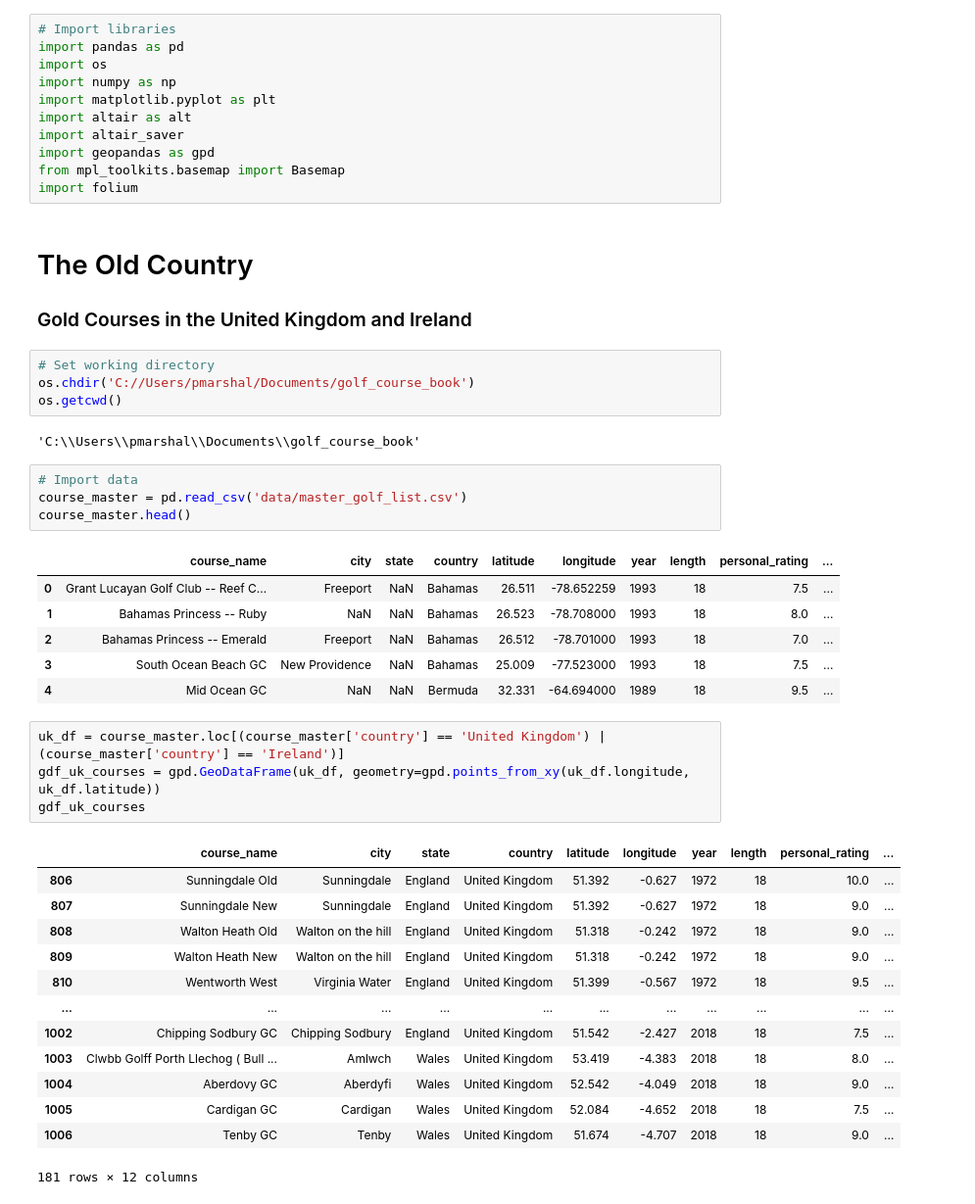
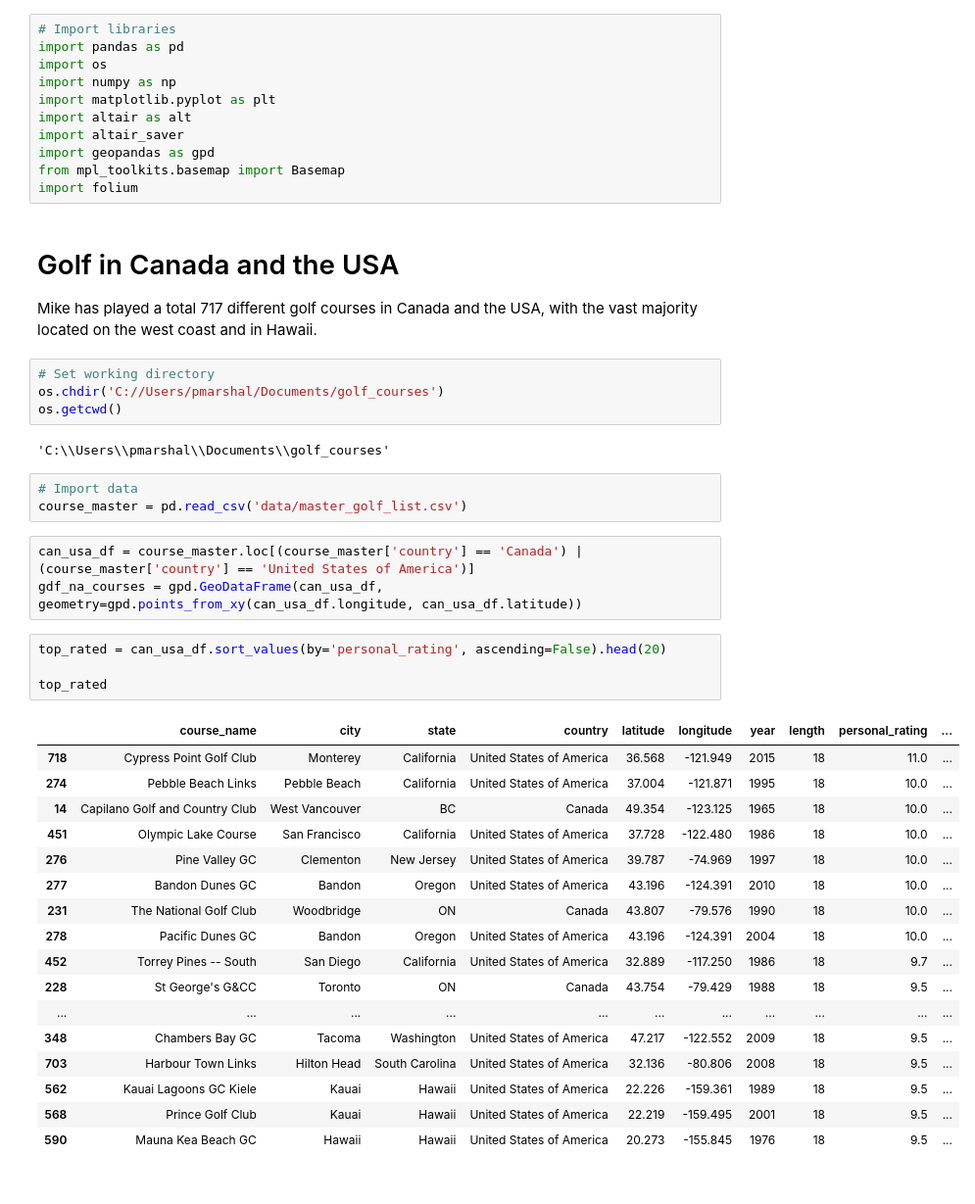
Before and after one commit to pmarshall24/golf_courses, a Jupyter notebook: _build/jupyter_execute/british_columbia.ipynb, the cells around one changed output. Shown at 98% size. Saved outputs shown, nothing was run; the diff lists cells and outputs as text.

```diff
--- a/_build/jupyter_execute/british_columbia.ipynb
+++ b/_build/jupyter_execute/british_columbia.ipynb
@@ -9,41 +9,41 @@ import altair_saver
 import geopandas as gpd
 from mpl_toolkits.basemap import Basemap
 import folium
-# %% [markdown]
-# The Old Country
-### Gold Courses in the United Kingdom and Ireland
+# %% [markdown]
+# Golf in Canada and the USA
+
+Mike has played a total 717 different golf courses in Canada and the USA, with the vast majority located on the west coast and in Hawaii.
 # %%
 # Set working directory
-os.chdir('C://Users/pmarshal/Documents/golf_course_book')
+os.chdir('C://Users/pmarshal/Documents/golf_courses')
 os.getcwd()
 # %% [output]
-'C:\\Users\\pmarshal\\Documents\\golf_course_book'
+'C:\\Users\\pmarshal\\Documents\\golf_courses'
 # %%
 # Import data
 course_master = pd.read_csv('data/master_golf_list.csv')
-course_master.head()
-# %% [output]
-|  | course_name | city | state | country | latitude | longitude | year | length | personal_rating | ... |
-| 0 | Grant Lucayan Golf Club -- Reef C... | Freeport | NaN | Bahamas | 26.511 | -78.652259 | 1993 | 18 | 7.5 | ... |
-| 1 | Bahamas Princess -- Ruby | NaN | NaN | Bahamas | 26.523 | -78.708000 | 1993 | 18 | 8.0 | ... |
-| 2 | Bahamas Princess -- Emerald | Freeport | NaN | Bahamas | 26.512 | -78.701000 | 1993 | 18 | 7.0 | ... |
-| 3 | South Ocean Beach GC | New Providence | NaN | Bahamas | 25.009 | -77.523000 | 1993 | 18 | 7.5 | ... |
-| 4 | Mid Ocean GC | NaN | NaN | Bermuda | 32.331 | -64.694000 | 1989 | 18 | 9.5 | ... |
 # %%
-uk_df = course_master.loc[(course_master['country'] == 'United Kingdom') | (course_master['country'] == 'Ireland')]
-gdf_uk_courses = gpd.GeoDataFrame(uk_df, geometry=gpd.points_from_xy(uk_df.longitude, uk_df.latitude))
-gdf_uk_courses
+can_usa_df = course_master.loc[(course_master['country'] == 'Canada') | (course_master['country'] == 'United States of America')]
+gdf_na_courses = gpd.GeoDataFrame(can_usa_df, geometry=gpd.points_from_xy(can_usa_df.longitude, can_usa_df.latitude))
-# %% [output]
-|  | course_name | city | state | country | latitude | longitude | year | length | personal_rating | ... |
-| 806 | Sunningdale Old | Sunningdale | England | United Kingdom | 51.392 | -0.627 | 1972 | 18 | 10.0 | ... |
-| 807 | Sunningdale New | Sunningdale | England | United Kingdom | 51.392 | -0.627 | 1972 | 18 | 9.0 | ... |
-| 808 | Walton Heath Old | Walton on the hill | England | United Kingdom | 51.318 | -0.242 | 1972 | 18 | 9.0 | ... |
-| 809 | Walton Heath New | Walton on the hill | England | United Kingdom | 51.318 | -0.242 | 1972 | 18 | 9.0 | ... |
-| 810 | Wentworth West | Virginia Water | England | United Kingdom | 51.399 | -0.567 | 1972 | 18 | 9.5 | ... |
-| ... | ... | ... | ... | ... | ... | ... | ... | ... | ... | ... |
-| 1002 | Chipping Sodbury GC | Chipping Sodbury | England | United Kingdom | 51.542 | -2.427 | 2018 | 18 | 7.5 | ... |
-| 1003 | Clwbb Golff Porth Llechog ( Bull ... | Amlwch | Wales | United Kingdom | 53.419 | -4.383 | 2018 | 18 | 8.0 | ... |
-| 1004 | Aberdovy GC | Aberdyfi | Wales | United Kingdom | 52.542 | -4.049 | 2018 | 18 | 9.0 | ... |
-| 1005 | Cardigan GC | Cardigan | Wales | United Kingdom | 52.084 | -4.652 | 2018 | 18 | 7.5 | ... |
-| 1006 | Tenby GC | Tenby | Wales | United Kingdom | 51.674 | -4.707 | 2018 | 18 | 9.0 | ... |
-181 rows × 12 columns
+# %%
+top_rated = can_usa_df.sort_values(by='personal_rating', ascending=False).head(20)
+
+top_rated
+# %% [output]
+|  | course_name | city | state | country | latitude | longitude | year | length | personal_rating | ... |
+| 718 | Cypress Point Golf Club | Monterey | California | United States of America | 36.568 | -121.949 | 2015 | 18 | 11.0 | ... |
+| 274 | Pebble Beach Links | Pebble Beach | California | United States of America | 37.004 | -121.871 | 1995 | 18 | 10.0 | ... |
+| 14 | Capilano Golf and Country Club | West Vancouver | BC | Canada | 49.354 | -123.125 | 1965 | 18 | 10.0 | ... |
+| 451 | Olympic Lake Course | San Francisco | California | United States of America | 37.728 | -122.480 | 1986 | 18 | 10.0 | ... |
+| 276 | Pine Valley GC | Clementon | New Jersey | United States of America | 39.787 | -74.969 | 1997 | 18 | 10.0 | ... |
+| 277 | Bandon Dunes GC | Bandon | Oregon | United States of America | 43.196 | -124.391 | 2010 | 18 | 10.0 | ... |
+| 231 | The National Golf Club | Woodbridge | ON | Canada | 43.807 | -79.576 | 1990 | 18 | 10.0 | ... |
+| 278 | Pacific Dunes GC | Bandon | Oregon | United States of America | 43.196 | -124.391 | 2004 | 18 | 10.0 | ... |
+| 452 | Torrey Pines -- South | San Diego | California | United States of America | 32.889 | -117.250 | 1986 | 18 | 9.7 | ... |
+| 228 | St George's G&CC | Toronto | ON | Canada | 43.754 | -79.429 | 1988 | 18 | 9.5 | ... |
+| ... | ... | ... | ... | ... | ... | ... | ... | ... | ... | ... |
+| 348 | Chambers Bay GC | Tacoma | Washington | United States of America | 47.217 | -122.552 | 2009 | 18 | 9.5 | ... |
+| 703 | Harbour Town Links | Hilton Head | South Carolina | United States of America | 32.136 | -80.806 | 2008 | 18 | 9.5 | ... |
+| 562 | Kauai Lagoons GC Kiele | Kauai | Hawaii | United States of America | 22.226 | -159.361 | 1989 | 18 | 9.5 | ... |
+| 568 | Prince Golf Club | Kauai | Hawaii | United States of America | 22.219 | -159.495 | 2001 | 18 | 9.5 | ... |
+| 590 | Mauna Kea Beach GC | Hawaii | Hawaii | United States of America | 20.273 | -155.845 | 1976 | 18 | 9.5 | ... |
```
Also changed, not shown: parts of 4 cells of this notebook, 24 other files.
